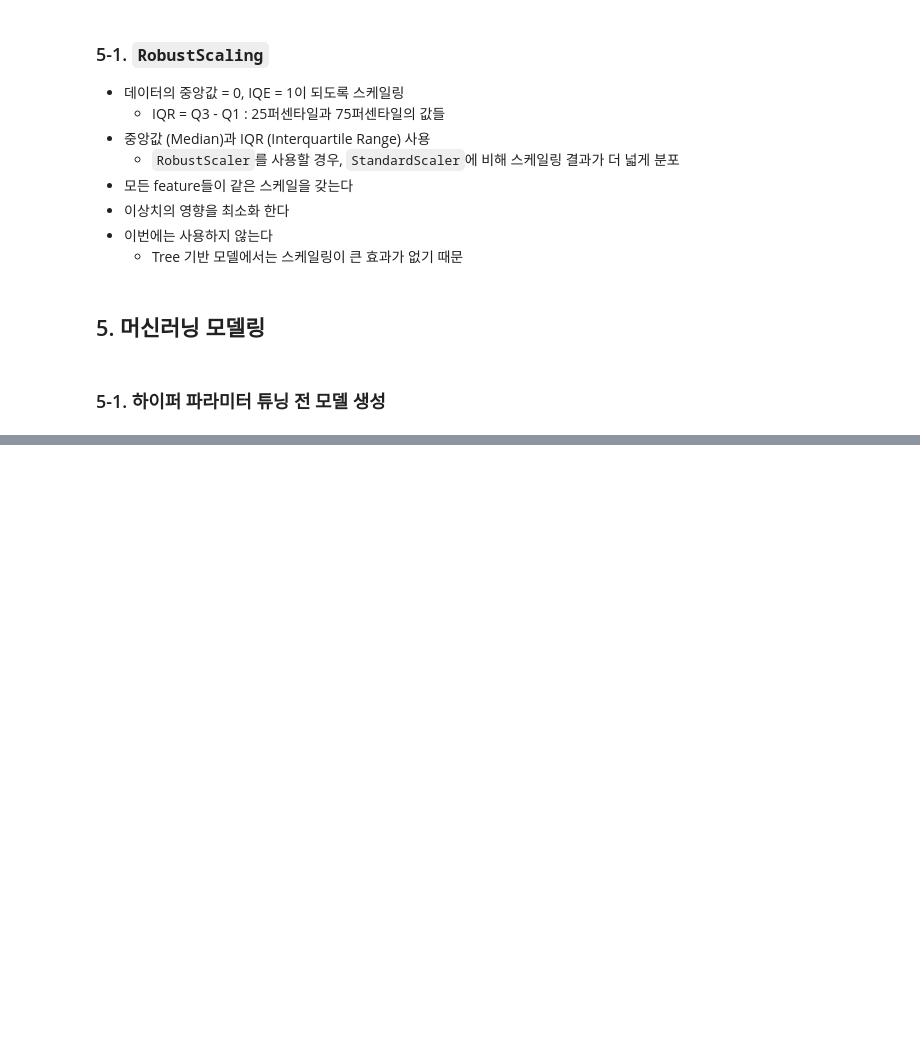
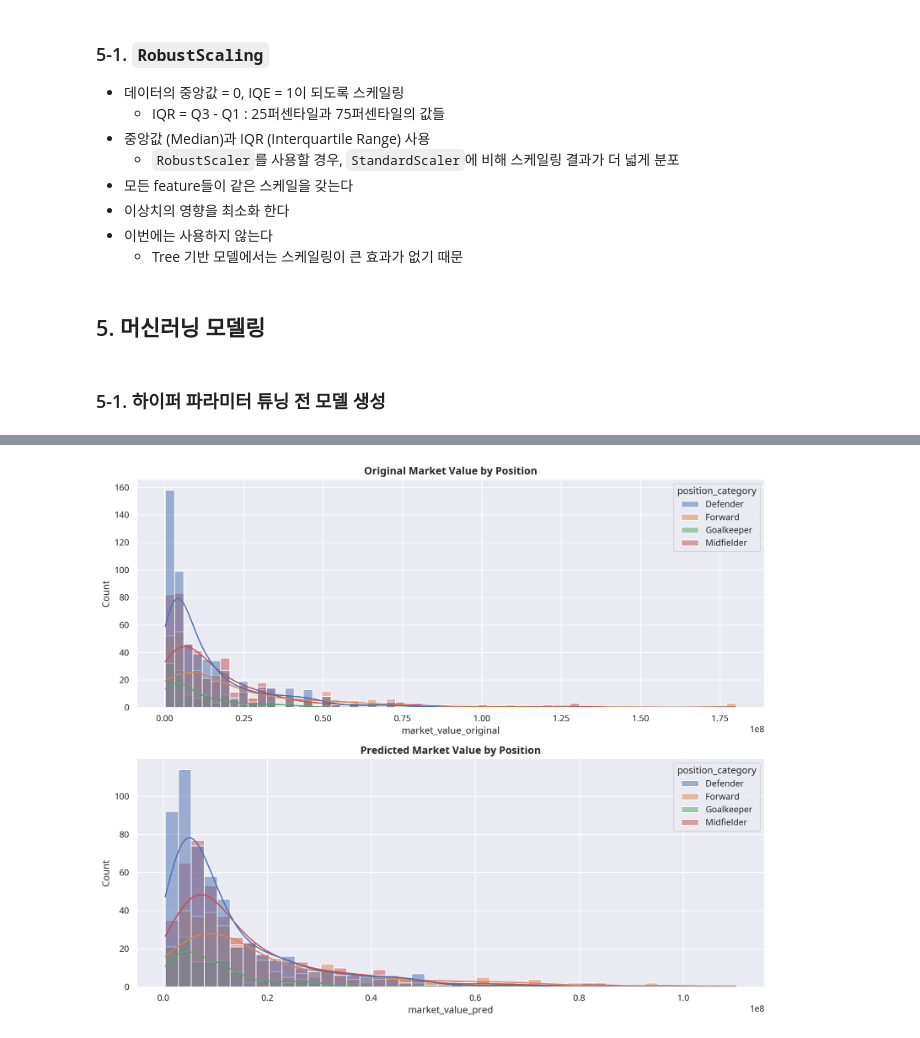
Before and after one commit to benidjor/player-value-prediction-from-transfermarkt, a Jupyter notebook: model-player-value-prediction.ipynb, the cells around one changed output, grey strips where cells are left out. Drawn from its saved outputs; the diff is of its cells as text; code cells hidden in the pictures; blank space fills up the shorter version.

```diff
--- a/model-player-value-prediction.ipynb
+++ b/model-player-value-prediction.ipynb
@@ -1326,0 +1492,6 @@ test_copy_cat[test_copy_cat.current_club_name=="Tottenham Hotspur Football Club"
+# %%
+# test 데이터프레임 copy
+test_copy_xgb = test.copy()
+
+# xgb_optuna 모델로 예측한 X_test의 몸값을 담은 컬럼을 test_copy에 생성
+test_copy_xgb["log_market_value_pred"] = loaded_models["XGBoost_tuned"].predict(X_test)
@@ -1326,0 +1570,13 @@ test_copy_cat[test_copy_cat.current_club_name=="Tottenham Hotspur Football Club"
+# %%
+fig, axes = plt.subplots(nrows=2, ncols=1, figsize=(12, 10))
+
+sns.histplot(data=test_copy_xgb, x="market_value_original", kde=True, hue="position_category", ax=axes[0])
+axes[0].set_title("Original Market Value by Position", fontsize=13, fontweight="bold")
+
+sns.histplot(data=test_copy_xgb, x="market_value_pred", kde=True, hue="position_category", ax=axes[1])
+axes[1].set_title("Predicted Market Value by Position", fontsize=13, fontweight="bold")
+
+plt.tight_layout()
+plt.show()
+# %% [output]
+[figure, added]
```
Also changed, not shown: parts of 187 cells of this notebook, 10 other files.
